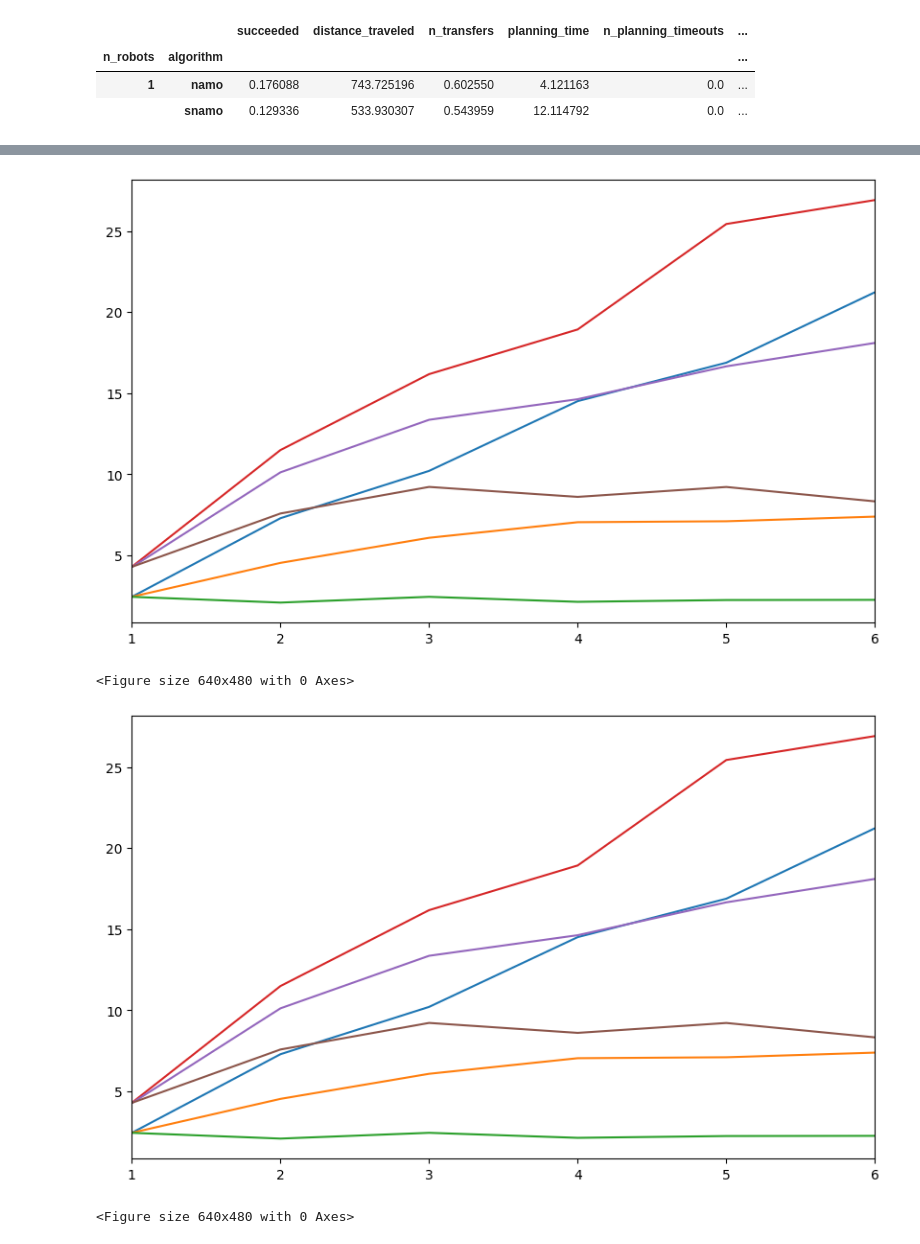
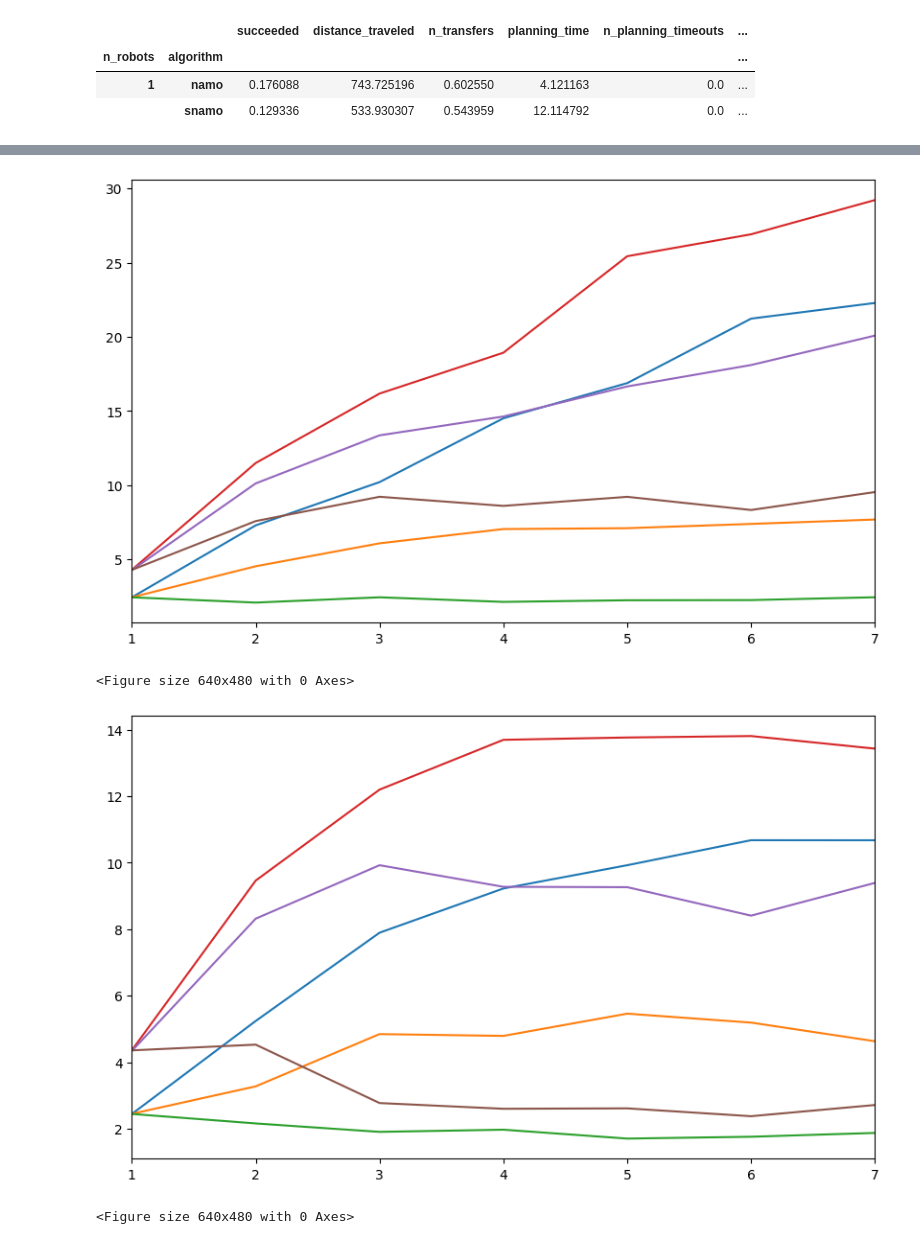
Before and after one commit to Chroma-CITI/namosim, a Jupyter notebook: notebooks/analysis-v2.ipynb, the cells around one changed output, grey strips where cells are left out. Drawn from its saved outputs; the diff is of its cells as text; code cells hidden in the pictures.

```diff
--- a/notebooks/analysis-v2.ipynb
+++ b/notebooks/analysis-v2.ipynb
@@ -85,5 +85,5 @@ data_successes
 # %%
-avg = avg.groupby(['n_robots', 'algorithm']).mean()
+avg = data.groupby(['n_robots', 'algorithm']).mean()
 avg_success = data_successes.groupby(['n_robots','algorithm']).mean()
 # %%
 avg
@@ -161,7 +161,7 @@ std.loc[[(1,"namo"), (1, "snamo")]]
 | 1 | namo | 0.176088 | 743.725196 | 0.602550 | 4.121163 | 0.0 | ... |
 |  | snamo | 0.129336 | 533.930307 | 0.543959 | 12.114792 | 0.0 | ... |
 # %%
-max_robots = 6
+max_robots = 7
 algs = {
     "namo": "NAMO",
     "namo_ndr": "NAMO w/o Deadlock Resolution",
@@ -298,22 +298,22 @@ plot_metric_by_num_robots(
 )
 fig.savefig('intersections_planning_time.png', bbox_inches='tight')
 # %% [output]
-[figure, old version]
+[figure, new version]
 <Figure size 640x480 with 0 Axes>
 # %%
 fig = plt.figure(constrained_layout=False, figsize=(10,6))
 gs = GridSpec(1, 1, figure=fig)
 plot_metric_by_num_robots(
     ax=fig.add_subplot(gs[0, 0]),
-    avg=avg['planning_time'],
-    std=std['planning_time'],
+    avg=avg_success['planning_time'],
+    std=avg_success['planning_time'],
     max_robots=max_robots,
     algs=algs,
     ylabel="Planning Time",
 )
 fig.savefig('intersections_planning_time.png', bbox_inches='tight')
 # %% [output]
-[figure, old version]
+[figure, new version]
 <Figure size 640x480 with 0 Axes>
 # %%
 fig = plt.figure(constrained_layout=False, figsize=(10,6))
```
Also changed, not shown: parts of 14 cells of this notebook, 1 other file.
